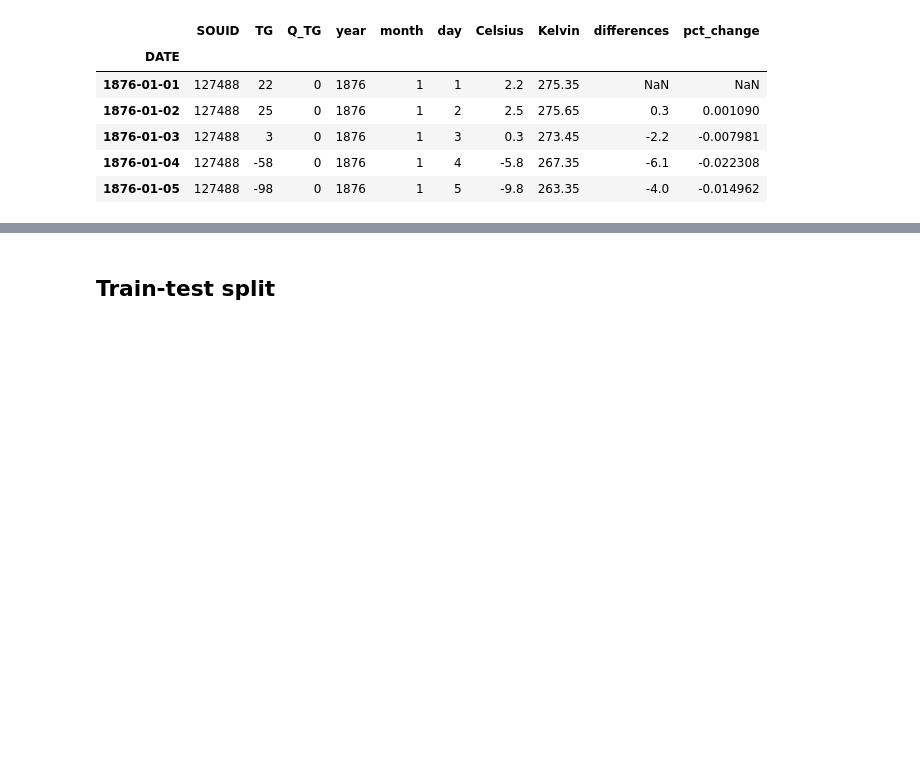
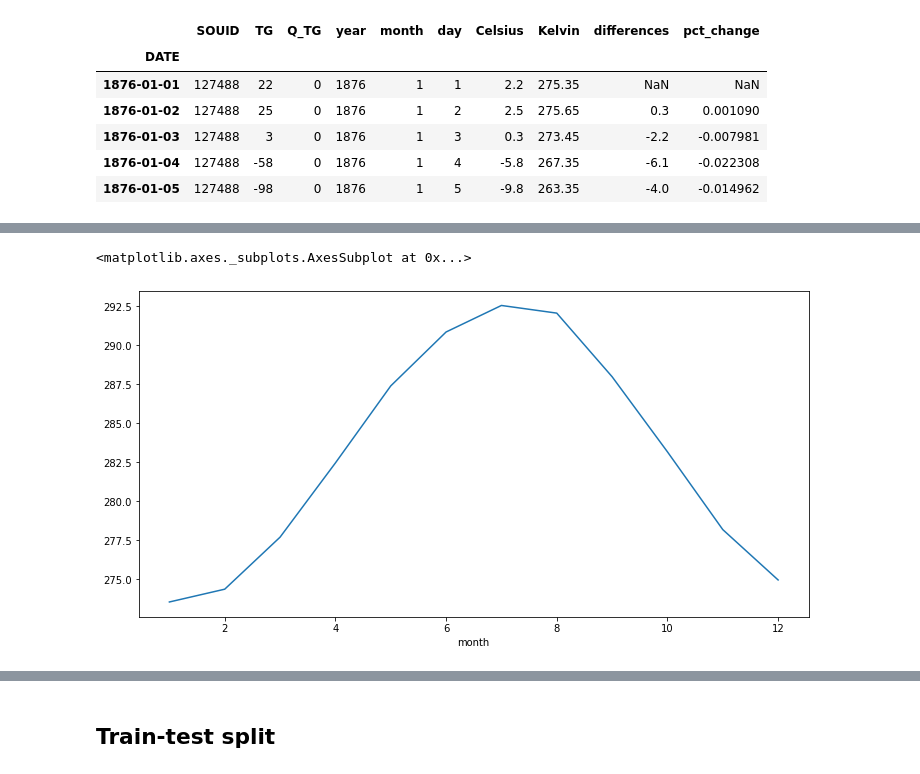
Before and after one commit to Basmatz/Spiced-bootcamp, a Jupyter notebook: week_05/Day1.ipynb, the cells around one changed output, grey strips where cells are left out. Saved outputs shown, nothing was run; the diff lists cells and outputs as text; code cells hidden in the pictures; blank space fills up the shorter version.

```diff
--- a/week_05/Day1.ipynb
+++ b/week_05/Day1.ipynb
@@ -55,0 +56,5 @@ df.Celsius['1950':].diff().plot()
+# %%
+df['1950':].groupby('month')['Kelvin'].mean().plot()
+# %% [output]
+<matplotlib.axes._subplots.AxesSubplot at 0x...>
+[figure, added]
```
Also changed, not shown: parts of 5 cells of this notebook, 3 other files.
